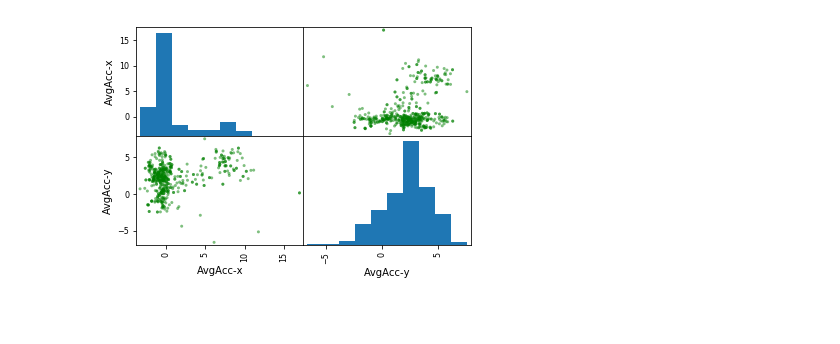
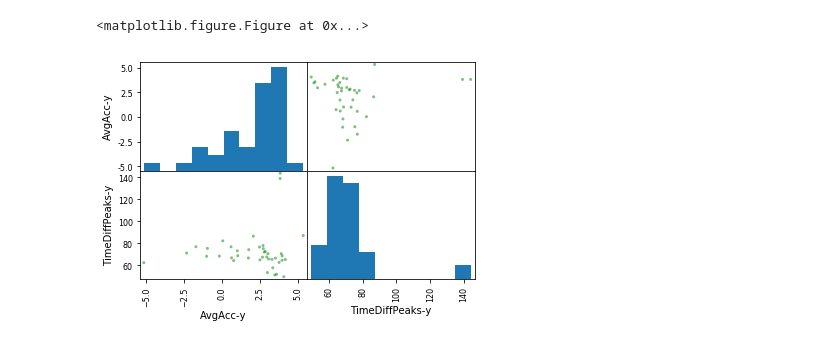
Before and after one commit to bkommineni/Activity-Recognition-Using-Sensordata, a Jupyter notebook: NeuronBinaryClassification/Jupyter_Notebook/Perceptron_3_train_10_val.ipynb, the cells around one changed output. Saved outputs shown, nothing was run; the diff lists cells and outputs as text; code cells hidden in the pictures; blank space fills up the shorter version.

Commit message:
Graph

```diff
--- a/NeuronBinaryClassification/Jupyter_Notebook/Perceptron_3_train_10_val.ipynb
+++ b/NeuronBinaryClassification/Jupyter_Notebook/Perceptron_3_train_10_val.ipynb
@@ -11,7 +12,10 @@ from pandas.plotting import scatter_matrix
 # %%
-perceptron_train = pd.read_csv('../FeaturesCsvFile/featuresfile.csv')
-perceptron_test = pd.read_csv('../FeaturesCsvFile/featuresfile_10.csv')
-pd.options.display.max_columns = None
+perceptron_dup_train = pd.read_csv('../FeaturesCsvFile/featuresfile.csv')
+perceptron_dup_test = pd.read_csv('../FeaturesCsvFile/featuresfile_10.csv')
+perceptron_train = perceptron_dup_train.drop_duplicates(subset=['User', 'Timestamp'])
+perceptron_unique_test = perceptron_dup_test.drop_duplicates(subset=['User', 'Timestamp'])
+
+perceptron_test = perceptron_unique_test.iloc[sample(range(len(perceptron_unique_test)), 40), :]
 
 print ('(#row,#column) of train dataset' , perceptron_train.shape)
 print ('(#row,#column) of test dataset' , perceptron_test.shape)
@@ -94,19 +102,25 @@ plt.show()
 # %%
 #walking and running data points for training set(3 people data)
-perceptron_train['color'] = Series([(0 if x == "walking" else 1) for x in perceptron_train['Label']])
-my_color_map = ListedColormap(['skyblue','coral'],'mycolormap')
-perceptron_test['color'] = Series([(0 if x == "walking" else 1) for x in perceptron_test['Label']])
-
 plt.subplot(2,1,1)
-plt.scatter(perceptron_train['AvgAcc-y'],perceptron_train['TimeDiffPeaks-y'],c = perceptron_train['color'], cmap=my_color_map
-            ,marker='o',facecolors='none',edgecolors=None)
-plt.title("(AvgAcc-y,TimeDiffPeaks-y)-3 people")
+walk_points = perceptron_train.loc[perceptron_train['Label'] == 'walking']
+run_points = perceptron_train.loc[perceptron_train['Label'] == 'running']
+plt.scatter(walk_points['AvgAcc-x'],walk_points['AvgAcc-y'],color='skyblue'
+            ,marker='o',edgecolors=None)
+plt.scatter(run_points['AvgAcc-x'],run_points['AvgAcc-y'],color='coral'
+            ,marker='x',edgecolors=None)
+plt.title("(AvgAcc-x,AvgAcc-y)-3 people")
+plt.legend(loc='upper right')
 
 #walking and running data points for test set(10 people data)
 plt.subplot(2,1,2)
-plt.scatter(perceptron_test['AvgAcc-y'],perceptron_test['TimeDiffPeaks-y'],c = perceptron_test['color'], cmap=my_color_map
-            ,marker='o',facecolors='none',edgecolors=None)
-plt.title("(AvgAcc-y,TimeDiffPeaks-y)-10 people")
+walk_points_test = perceptron_unique_test.loc[perceptron_unique_test['Label'] == 'walking']
+run_points_test = perceptron_unique_test.loc[perceptron_unique_test['Label'] == 'running']
+plt.scatter(walk_points_test['AvgAcc-x'],walk_points_test['AvgAcc-y'],color='skyblue'
+            ,marker='o',edgecolors=None)
+plt.scatter(run_points_test['AvgAcc-x'],run_points_test['AvgAcc-y'],color='coral'
+            ,marker='x',edgecolors=None)
+plt.title("(AvgAcc-x,AvgAcc-y)-10 people")
+
 plt.subplots_adjust(hspace=0.5)
-plt.show()
-# plt.savefig('./Data-Visualization/images/scatter_AvgAbsDiffxy_dt_train_3_val_10.png',dpi=1000)
+# plt.show()
+plt.savefig('./image/scatter_pc_train_3_val_10.png',dpi=1000)
@@ -115,6 +127,7 @@ plt.show()
 # %%
-frame = perceptron_test.loc[:,['AvgAcc-x','AvgAcc-y']]
+frame = perceptron_test.loc[:,['AvgAcc-y','TimeDiffPeaks-y']]
 test=scatter_matrix(frame,color='g')
 plt.show()
 # %% [output]
+<matplotlib.figure.Figure at 0x...>
-[figure, old version]
+[figure, new version]
```
Also changed, not shown: parts of 12 cells of this notebook, 3 other files.
